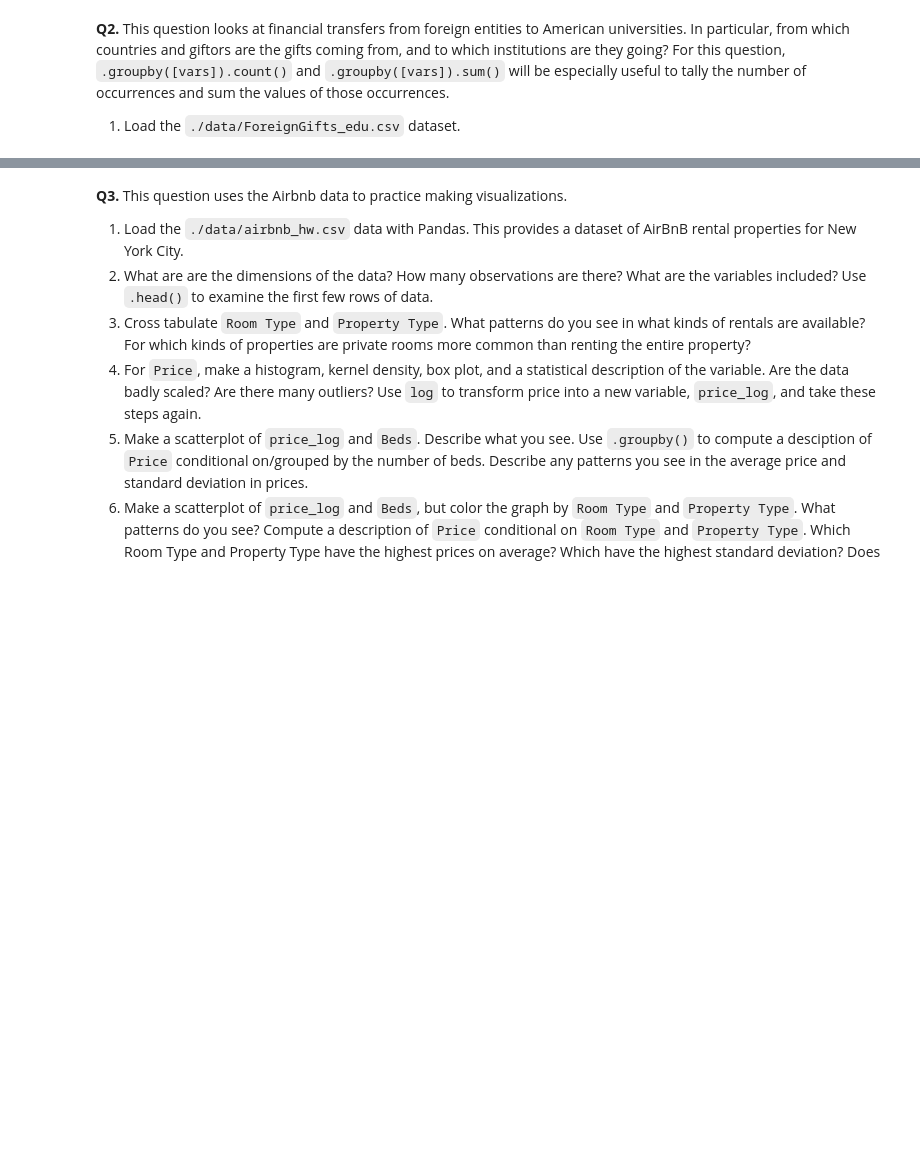
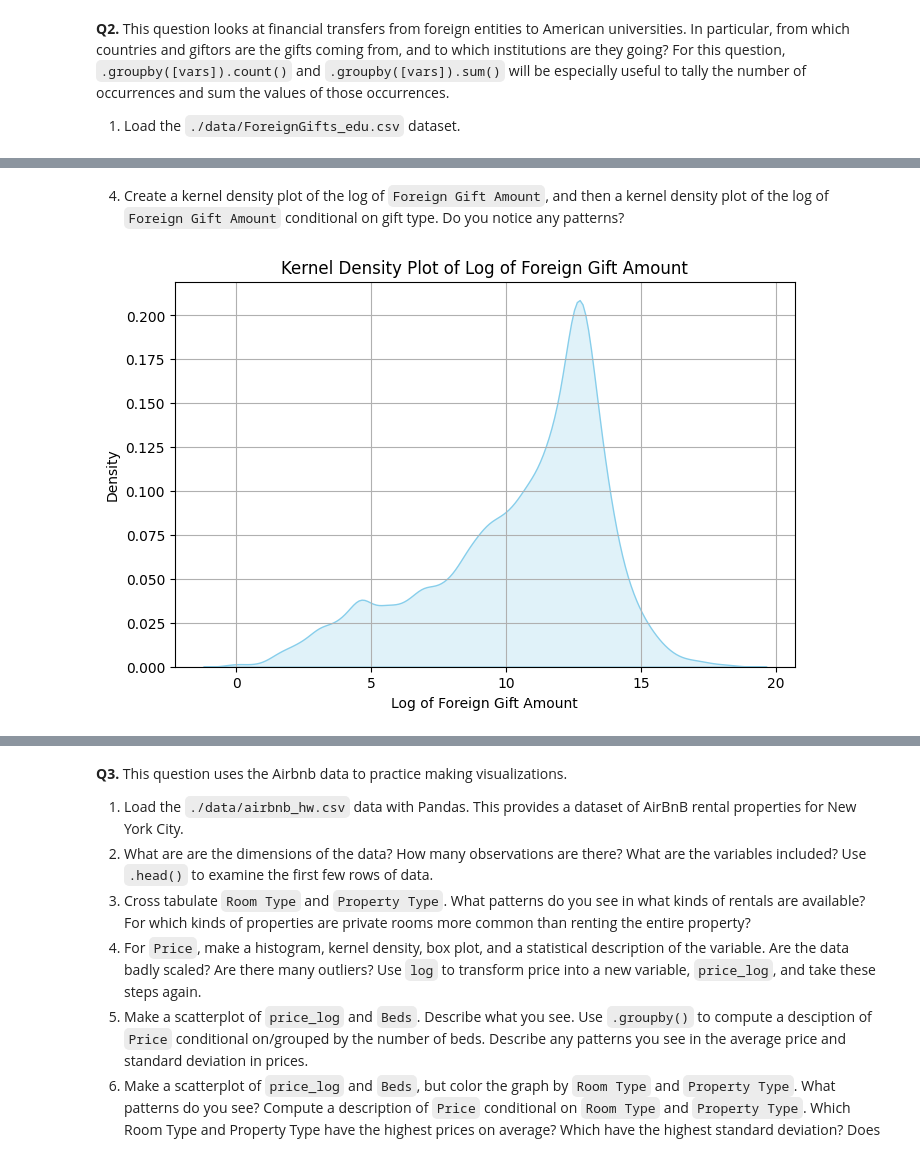
Before and after one commit to joelen4225/ds3001_assignment3, a Jupyter notebook: assignment/assignment.ipynb, the cells around one changed output, grey strips where cells are left out. Saved outputs shown, nothing was run; the diff lists cells and outputs as text; code cells hidden in the pictures; blank space fills up the shorter version.

```diff
--- a/assignment/assignment.ipynb
+++ b/assignment/assignment.ipynb
@@ -59,0 +98,16 @@ fin_data = pd.read_csv('./data/ForeignGifts_edu.csv')
+# %% [markdown]
+4. Create a kernel density plot of the log of `Foreign Gift Amount`, and then a kernel density plot of the log of `Foreign Gift Amount` conditional on gift type. Do you notice any patterns?
+# %%
+import numpy as np
+import seaborn as sns
+
+fin_data = fin_data[fin_data['Foreign Gift Amount'] > 0]
+plt.figure(figsize=(8, 5))
+sns.kdeplot(np.log(fin_data['Foreign Gift Amount']), fill=True, color='skyblue')
+plt.title('Kernel Density Plot of Log of Foreign Gift Amount')
+plt.xlabel('Log of Foreign Gift Amount')
+plt.ylabel('Density')
+plt.grid(True)
+plt.show()
+# %% [output]
+[figure, added]
```
Also changed, not shown: parts of 17 cells of this notebook.
